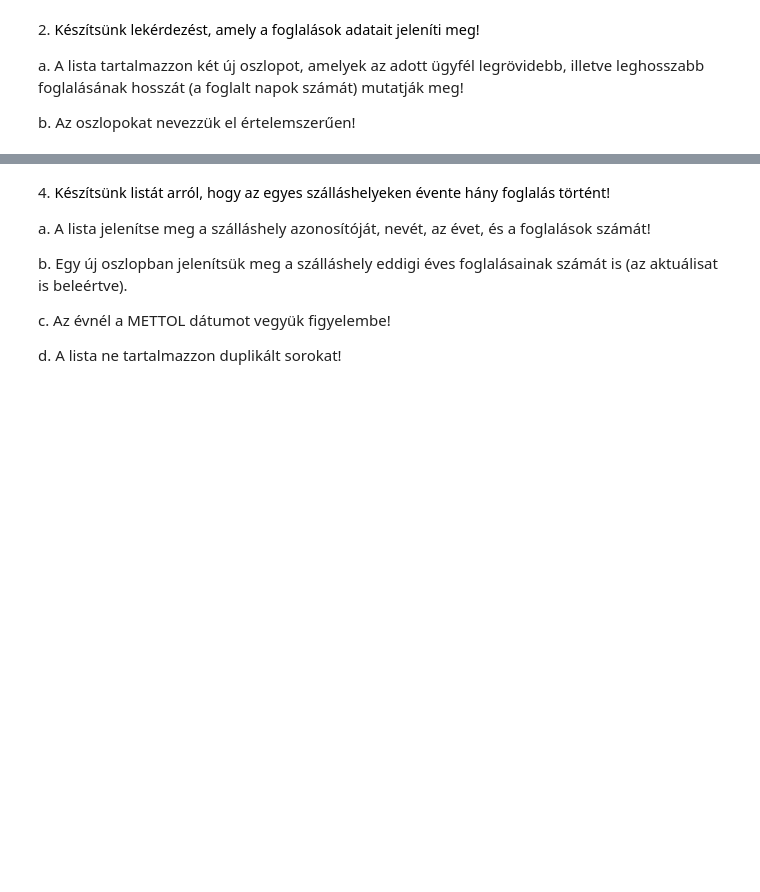
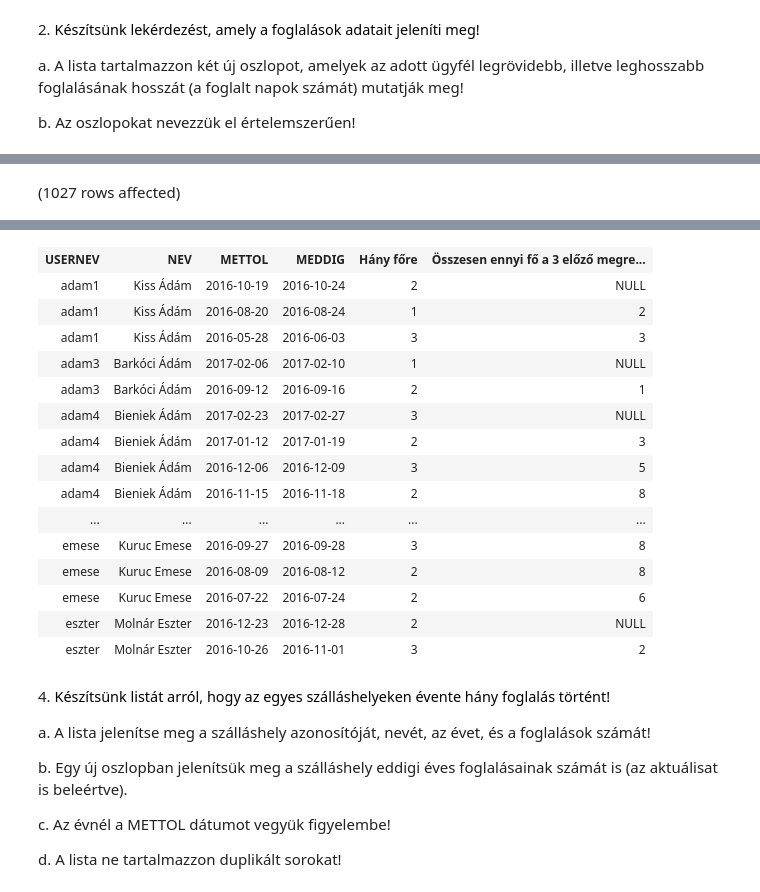
Before and after one commit to rolandonagy/adatbazis, a Jupyter notebook: gyakorlat06_feladatok.ipynb, the cells around one changed output, grey strips where cells are left out. Saved outputs shown, nothing was run; the diff lists cells and outputs as text; code cells hidden in the pictures; blank space fills up the shorter version.

```diff
--- a/gyakorlat06_feladatok.ipynb
+++ b/gyakorlat06_feladatok.ipynb
@@ -40,3 +40,8 @@ b. Az oszlopokat nevezzük el értelemszerűen!
 a. Egy új oszlopban jelenítsük meg azt is, hogy az ügyfél előző három foglalása összesen hány főre történt!
 
 ![](https://moodle.uni-corvinus.hu/theme/image.php/adaptable/atto_h5p/1709548862/icon)
+# %%
+SELECT v.USERNEV,v.NEV, f.METTOL,f.MEDDIG,f.FELNOTT_SZAM+f.GYERMEK_SZAM as 'Hány főre',SUM(f.FELNOTT_SZAM+f.GYERMEK_SZAM) OVER(PARTITION BY f.UGYFEL_FK ORDER BY f.MEDDIG DESC ROWS BETWEEN 3 PRECEDING AND 1 PRECEDING) as 'Összesen ennyi fő a 3 előző megrendelésből'
+FROM Vendeg v JOIN Foglalas f ON v.USERNEV = f.UGYFEL_FK
+# %% [output]
+(1027 rows affected)
@@ -43,3 +49,19 @@ a. Egy új oszlopban jelenítsük meg azt is, hogy az ügyfél előző három fo
+| USERNEV | NEV | METTOL | MEDDIG | Hány főre | Összesen ennyi fő a 3 előző megre... |
+| adam1 | Kiss Ádám | 2016-10-19 | 2016-10-24 | 2 | NULL |
+| adam1 | Kiss Ádám | 2016-08-20 | 2016-08-24 | 1 | 2 |
+| adam1 | Kiss Ádám | 2016-05-28 | 2016-06-03 | 3 | 3 |
+| adam3 | Barkóci Ádám | 2017-02-06 | 2017-02-10 | 1 | NULL |
+| adam3 | Barkóci Ádám | 2016-09-12 | 2016-09-16 | 2 | 1 |
+| adam4 | Bieniek Ádám | 2017-02-23 | 2017-02-27 | 3 | NULL |
+| adam4 | Bieniek Ádám | 2017-01-12 | 2017-01-19 | 2 | 3 |
+| adam4 | Bieniek Ádám | 2016-12-06 | 2016-12-09 | 3 | 5 |
+| adam4 | Bieniek Ádám | 2016-11-15 | 2016-11-18 | 2 | 8 |
+| ... | ... | ... | ... | ... | ... |
+| emese | Kuruc Emese | 2016-09-27 | 2016-09-28 | 3 | 8 |
+| emese | Kuruc Emese | 2016-08-09 | 2016-08-12 | 2 | 8 |
+| emese | Kuruc Emese | 2016-07-22 | 2016-07-24 | 2 | 6 |
+| eszter | Molnár Eszter | 2016-12-23 | 2016-12-28 | 2 | NULL |
+| eszter | Molnár Eszter | 2016-10-26 | 2016-11-01 | 3 | 2 |
 # %% [markdown]
 4. <span style="background-color: rgb(255, 255, 255); color: rgb(0, 0, 0); font-family: &quot;Open Sans&quot;, sans-serif; font-size: 14.44px;">Készítsünk listát arról, hogy az egyes szálláshelyeken évente hány foglalás történt!&nbsp;</span>
 
```
Also changed, not shown: parts of 1 cell of this notebook.
